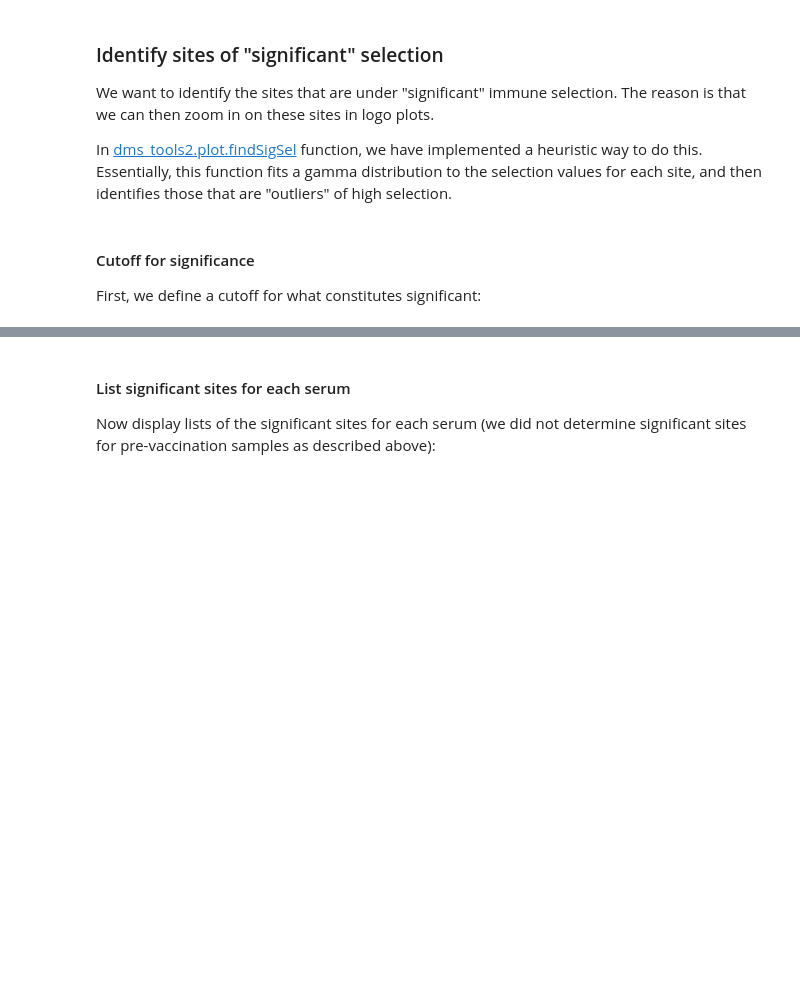
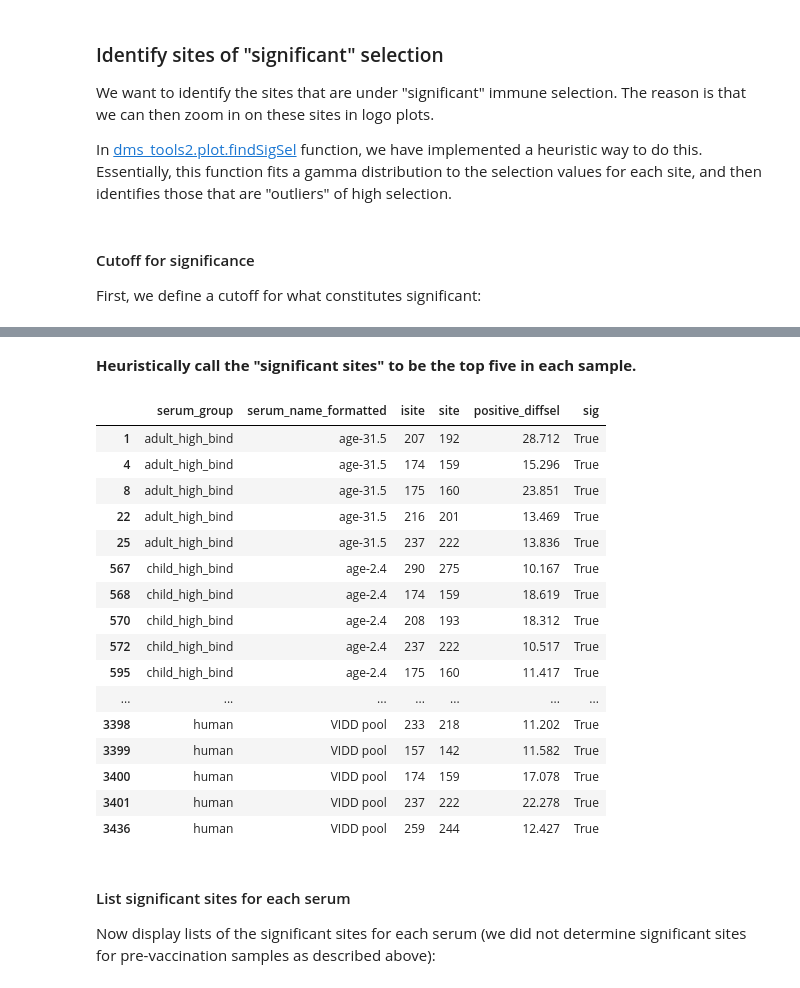
Before and after one commit to jbloomlab/map_flu_serum_Vietnam_H3_Perth2009, a Jupyter notebook: analyze_map.ipynb, the cells around one changed output, grey strips where cells are left out. Saved outputs shown, nothing was run; the diff lists cells and outputs as text; code cells hidden in the pictures; blank space fills up the shorter version.

```diff
--- a/analyze_map.ipynb
+++ b/analyze_map.ipynb
@@ -828,3 +814,51 @@ Here are the first few rows of sigsites_df:
+# %% [markdown]
+**Heuristically call the "significant sites" to be the top five in each sample.**
+# %%
+sigsites_df = (
+    avg_sel_df
+    [['serum_group', 'serum_name_formatted', 'isite', 'site', 'positive_diffsel']]
+    .assign(positive_diffsel=lambda x: x['positive_diffsel'].apply(lambda y: round(y, 3)))
+    .drop_duplicates()
+    )
+
+fifth_largest = (
+    sigsites_df
+    .groupby('serum_name_formatted')
+    .aggregate({'positive_diffsel': 'nlargest'})
+    .reset_index()
+    .groupby('serum_name_formatted')
+    .aggregate({'positive_diffsel': 'min'})
+    .reset_index()
+    .rename(columns={'positive_diffsel': 'fifth_largest'})
+    )
+
+sigsites_df = (
+    sigsites_df
+    .merge(fifth_largest)
+    .assign(sig=lambda x: x['positive_diffsel'] >= x['fifth_largest'])
+    .drop(columns='fifth_largest')
+    .query('sig')
+    )
+
+sigsites_df
+# %% [output]
+|  | serum_group | serum_name_formatted | isite | site | positive_diffsel | sig |
+| 1 | adult_high_bind | age-31.5 | 207 | 192 | 28.712 | True |
+| 4 | adult_high_bind | age-31.5 | 174 | 159 | 15.296 | True |
+| 8 | adult_high_bind | age-31.5 | 175 | 160 | 23.851 | True |
+| 22 | adult_high_bind | age-31.5 | 216 | 201 | 13.469 | True |
+| 25 | adult_high_bind | age-31.5 | 237 | 222 | 13.836 | True |
+| 567 | child_high_bind | age-2.4 | 290 | 275 | 10.167 | True |
+| 568 | child_high_bind | age-2.4 | 174 | 159 | 18.619 | True |
+| 570 | child_high_bind | age-2.4 | 208 | 193 | 18.312 | True |
+| 572 | child_high_bind | age-2.4 | 237 | 222 | 10.517 | True |
+| 595 | child_high_bind | age-2.4 | 175 | 160 | 11.417 | True |
+| ... | ... | ... | ... | ... | ... | ... |
+| 3398 | human | VIDD pool | 233 | 218 | 11.202 | True |
+| 3399 | human | VIDD pool | 157 | 142 | 11.582 | True |
+| 3400 | human | VIDD pool | 174 | 159 | 17.078 | True |
+| 3401 | human | VIDD pool | 237 | 222 | 22.278 | True |
+| 3436 | human | VIDD pool | 259 | 244 | 12.427 | True |
 # %% [markdown]
 #### List significant sites for each serum
 Now display lists of the significant sites for each serum (we did not determine significant sites for pre-vaccination samples as described above):
```
Also changed, not shown: parts of 45 cells of this notebook, 29 other files.
